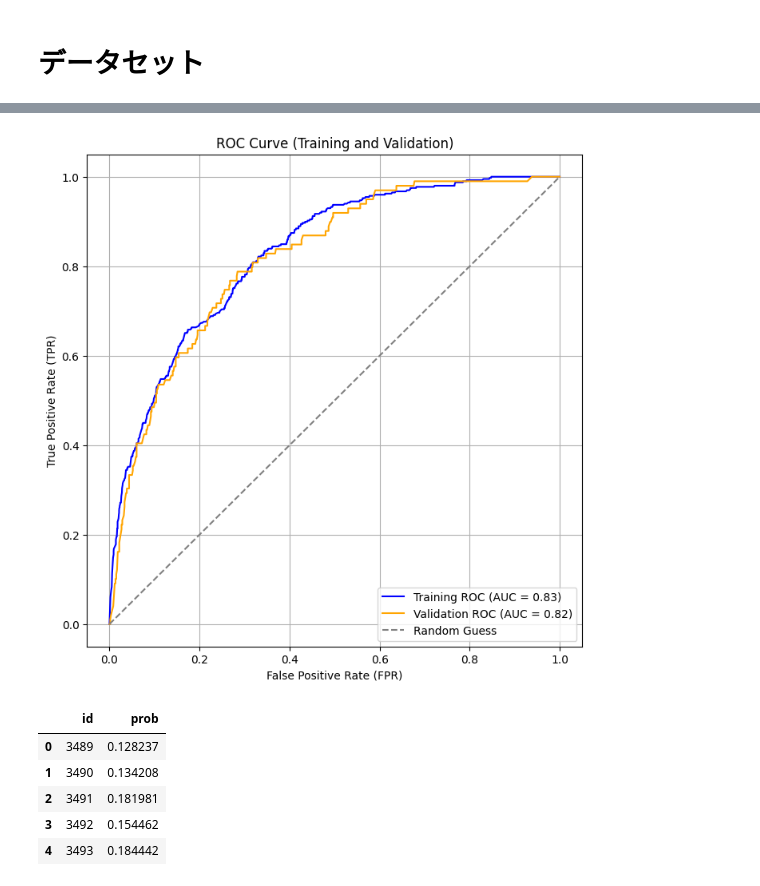
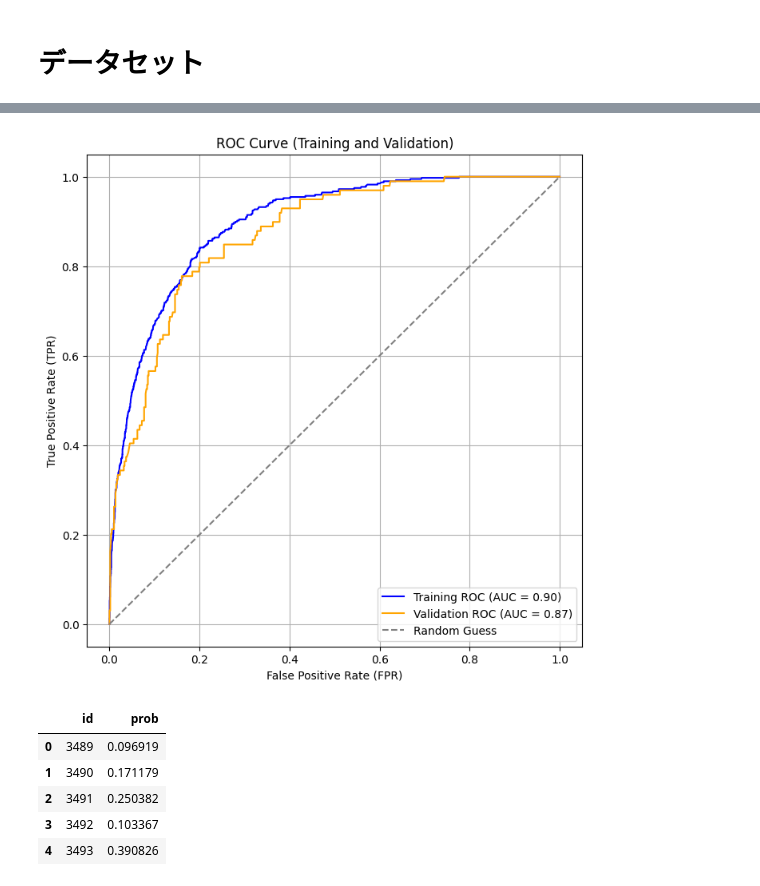
Before and after one commit to skyshine460/ProdTaken, a Jupyter notebook: ProdTaken_lightgbm.ipynb, the cells around one changed output, grey strips where cells are left out. Cells and saved outputs as stored; diff of their text form; code cells hidden in the pictures.

Commit message:
prodtaken_submission2

```diff
--- a/ProdTaken_lightgbm.ipynb
+++ b/ProdTaken_lightgbm.ipynb
@@ -978,33 +1101,26 @@ information_df(test_df)
 | Children | float64 | 37 | 4 | [0.0, nan, 1.0, 2.0, 3.0] |
 # %%
 features = [
-    'Age', 'TypeofContact', 'CityTier', 'DurationOfPitch_min', 'Occupation', 'Gender',
-    'NumberOfPersonVisiting', 'NumberOfFollowups', 'ProductPitched',
-    'PreferredPropertyStar', 'NumberOfTrips', 'Passport', 'PitchSatisfactionScore',
-    'Designation', 'MonthlyIncome', 'MaritalStatus', 'CarOwnership', 'Children'
+  'CityTier', 'NumberOfPersonVisiting', 'PreferredPropertyStar', 'Passport', 'PitchSatisfactionScore',
+  'Occupation', 'Gender', 'ProductPitched', 'Designation', 'MaritalStatus'
 ]
+
 x_train = train_df[features]
 y_train = train_df['ProdTaken']
+x_test = test_df[features]
 # %%
 params = {
     'boosting_type': 'gbdt',
     'objective': 'binary',
     'metric': 'auc',
-    'learning_rate': 0.05,
+    'learning_rate': 0.1,
     'random_state': 123,
     'num_leaves': 16,
-    'n_estimators': 1000,
     'importance_type': 'gain',
     'verbose': -1,
-    'min_data_in_leaf': 100,
-    'max_depth': 5,
-    'lambda_l1': 0.1,
-    'lambda_l2': 0.5,
-    'feature_fraction': 0.6,
-    'bagging_fraction': 0.6,
-    'bagging_freq': 4,
 }
 # %%
+models = []
 metric=[]
 imp=pd.DataFrame()
 n_splits = 5
@@ -1032,6 +1148,7 @@ for nfold, (train_index, val_index) in enumerate(cv.split(x_train, y_train)):
     metric_va = roc_auc_score(y_va, y_va_pred)
 
     metric.append((nfold, metric_tr, metric_va))
+    models.append(model)
 
     print("Tr:", metric_tr)
     print("Va:", metric_va)
@@ -1094,29 +1205,38 @@ imp_df.sort_values('imp', ascending=False)
 # %%
 from sklearn.metrics import roc_curve, roc_auc_score
 
-y_tr_score = model.predict_proba(x_tr)[:, 1]
-y_va_score = model.predict_proba(x_va)[:, 1]
+def ensemble_predict(models, X):
+    preds = np.zeros(X.shape[0])
+    for model in models:
+        preds += model.predict_proba(X)[:, 1]  # 各モデルの予測確率を加算
+    preds /= len(models)  # 平均化
+    return preds
 
-fpr_tr, tpr_tr, _ = roc_curve(y_tr, y_tr_score)
-auc_tr = roc_auc_score(y_tr, y_tr_score)
+# アンサンブル予測の実行
+ensemble_preds_tr = ensemble_predict(models, x_tr)
+ensemble_preds_va = ensemble_predict(models, x_va)
 
-fpr_va, tpr_va, _ = roc_curve(y_va, y_va_score)
-auc_va = roc_auc_score(y_va, y_va_score)
+fpr_tr, tpr_tr, _ = roc_curve(y_tr, ensemble_preds_tr)
+auc_tr = roc_auc_score(y_tr, ensemble_preds_tr)
+
+fpr_va, tpr_va, _ = roc_curve(y_va, ensemble_preds_va)
+auc_va = roc_auc_score(y_va, ensemble_preds_va)
 
 plt.figure(figsize=(8, 8))
 plt.plot(fpr_tr, tpr_tr, label=f'Training ROC (AUC = {auc_tr:.2f})', color='blue')
 plt.plot(fpr_va, tpr_va, label=f'Validation ROC (AUC = {auc_va:.2f})', color='orange')
 plt.plot([0, 1], [0, 1], linestyle='--', color='gray', label='Random Guess')
 plt.xlabel('False Positive Rate (FPR)')
 plt.ylabel('True Positive Rate (TPR)')
 plt.title('ROC Curve (Training and Validation)')
 plt.legend(loc='lower right')
 plt.grid()
 plt.show()
 # %% [output]
-[figure, old version]
+[figure, new version]
 # %%
-y_pred_prob = model.predict_proba(test_df[features])[:, 1]
+# y_pred_prob = model.predict_proba(test_df[features])[:, 1]
+y_pred_prob = ensemble_predict(models, x_test)
 
 
 sub = pd.read_csv('/content/drive/MyDrive/契約予測（SIGNATE Cup 2024）/提供データ/sample_submit.csv', header=None)
@@ -1127,14 +1247,14 @@ submission = pd.DataFrame({
     'prob': y_pred_prob
 })
 
-submission_name = "prodtaken_submission1"
+submission_name = "prodtaken_submission2"
 
-submission.to_csv(f'{submission_name}.csv', index=False)
+submission.to_csv(f'{submission_name}.csv', index=False, header=None)
 submission.head()
 # %% [output]
 |  | id | prob |
-| 0 | 3489 | 0.128237 |
-| 1 | 3490 | 0.134208 |
-| 2 | 3491 | 0.181981 |
-| 3 | 3492 | 0.154462 |
-| 4 | 3493 | 0.184442 |
+| 0 | 3489 | 0.096919 |
+| 1 | 3490 | 0.171179 |
+| 2 | 3491 | 0.250382 |
+| 3 | 3492 | 0.103367 |
+| 4 | 3493 | 0.390826 |
```
Also changed, not shown: parts of 10 cells of this notebook.
